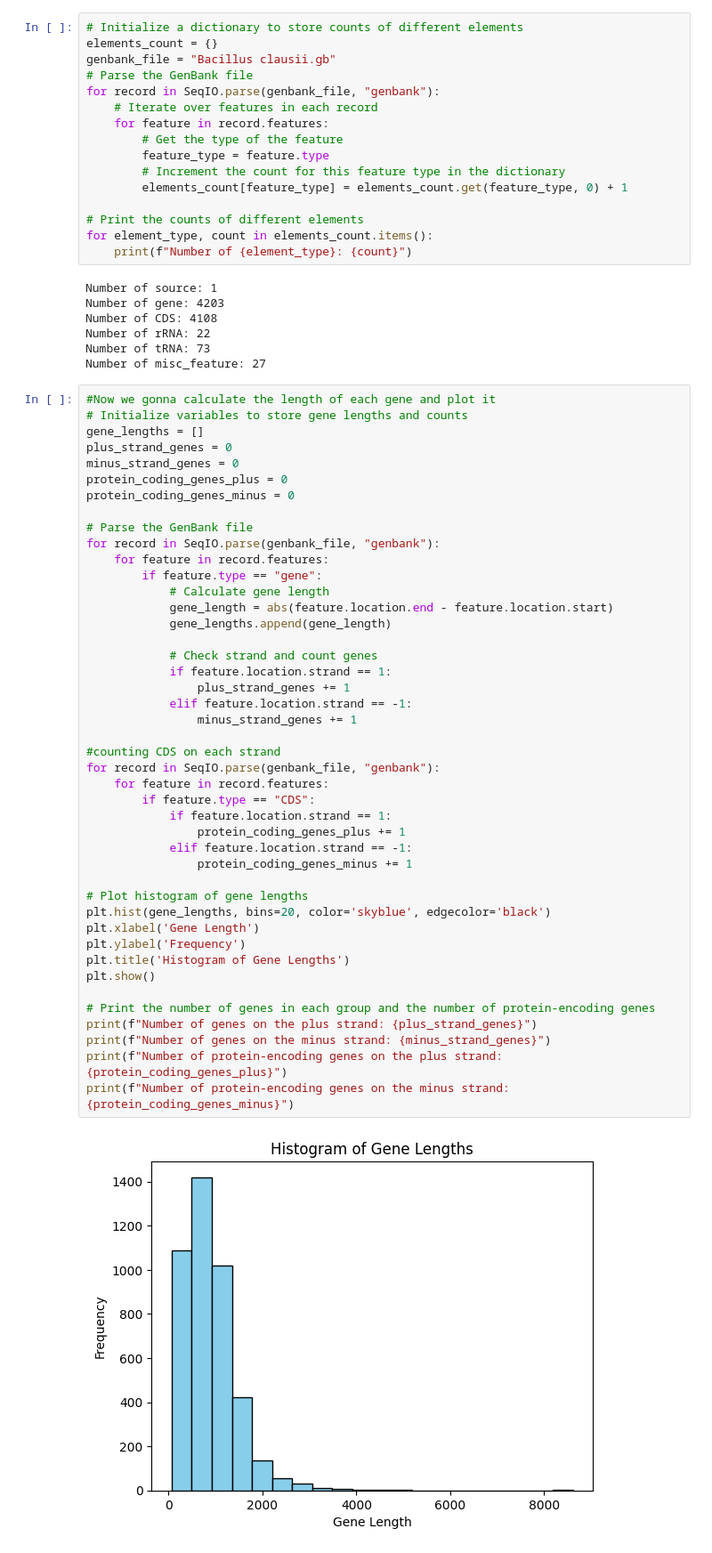
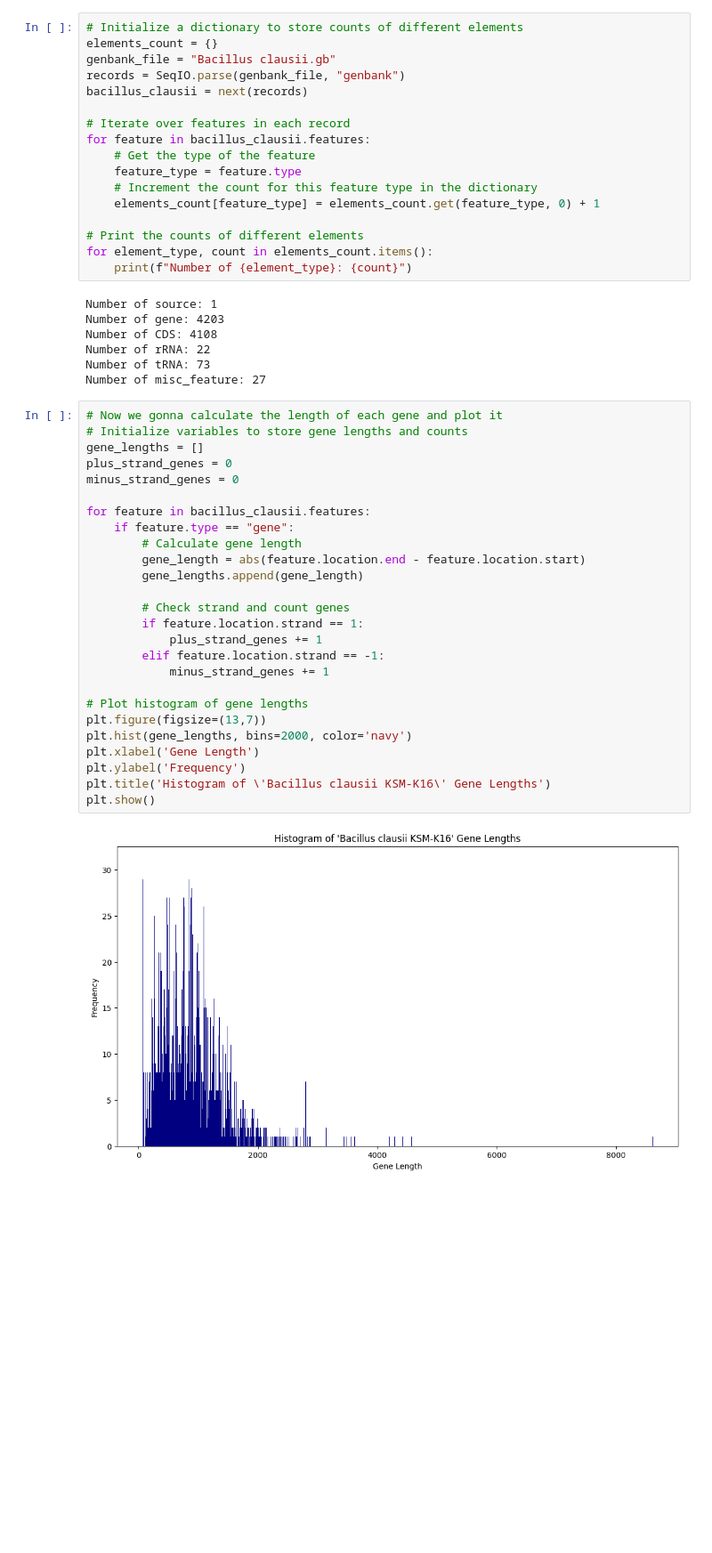
Before and after one commit to idobt97/Bioinformatocs_final_project, a Jupyter notebook: FinalProjectIdoSagiAdiel.ipynb, the cells around one changed output. Shown at 89% size. Cells and saved outputs as stored; diff of their text form; blank space fills up the shorter version.

```diff
--- a/FinalProjectIdoSagiAdiel.ipynb
+++ b/FinalProjectIdoSagiAdiel.ipynb
@@ -5,14 +7,15 @@ import matplotlib.pyplot as plt
 # Initialize a dictionary to store counts of different elements
 elements_count = {}
 genbank_file = "Bacillus clausii.gb"
-# Parse the GenBank file
-for record in SeqIO.parse(genbank_file, "genbank"):
-    # Iterate over features in each record
-    for feature in record.features:
-        # Get the type of the feature
-        feature_type = feature.type
-        # Increment the count for this feature type in the dictionary
-        elements_count[feature_type] = elements_count.get(feature_type, 0) + 1
+records = SeqIO.parse(genbank_file, "genbank")
+bacillus_clausii = next(records)
+
+# Iterate over features in each record
+for feature in bacillus_clausii.features:
+    # Get the type of the feature
+    feature_type = feature.type
+    # Increment the count for this feature type in the dictionary
+    elements_count[feature_type] = elements_count.get(feature_type, 0) + 1
 
 # Print the counts of different elements
 for element_type, count in elements_count.items():
@@ -25,48 +28,30 @@ Number of rRNA: 22
 Number of tRNA: 73
 Number of misc_feature: 27
 # %%
-#Now we gonna calculate the length of each gene and plot it
+# Now we gonna calculate the length of each gene and plot it
 # Initialize variables to store gene lengths and counts
 gene_lengths = []
 plus_strand_genes = 0
 minus_strand_genes = 0
-protein_coding_genes_plus = 0
-protein_coding_genes_minus = 0
 
-# Parse the GenBank file
-for record in SeqIO.parse(genbank_file, "genbank"):
-    for feature in record.features:
-        if feature.type == "gene":
-            # Calculate gene length
-            gene_length = abs(feature.location.end - feature.location.start)
-            gene_lengths.append(gene_length)
+for feature in bacillus_clausii.features:
+    if feature.type == "gene":
+        # Calculate gene length
+        gene_length = abs(feature.location.end - feature.location.start)
+        gene_lengths.append(gene_length)
 
-            # Check strand and count genes
-            if feature.location.strand == 1:
-                plus_strand_genes += 1
-            elif feature.location.strand == -1:
-                minus_strand_genes += 1
-
-#counting CDS on each strand
-for record in SeqIO.parse(genbank_file, "genbank"):
-    for feature in record.features:
-        if feature.type == "CDS":
-            if feature.location.strand == 1:
-                protein_coding_genes_plus += 1
-            elif feature.location.strand == -1:
-                protein_coding_genes_minus += 1
+        # Check strand and count genes
+        if feature.location.strand == 1:
+            plus_strand_genes += 1
+        elif feature.location.strand == -1:
+            minus_strand_genes += 1
 
 # Plot histogram of gene lengths
-plt.hist(gene_lengths, bins=20, color='skyblue', edgecolor='black')
+plt.figure(figsize=(13,7))
+plt.hist(gene_lengths, bins=2000, color='navy')
 plt.xlabel('Gene Length')
 plt.ylabel('Frequency')
-plt.title('Histogram of Gene Lengths')
+plt.title('Histogram of \'Bacillus clausii KSM-K16\' Gene Lengths')
 plt.show()
-
-# Print the number of genes in each group and the number of protein-encoding genes
-print(f"Number of genes on the plus strand: {plus_strand_genes}")
-print(f"Number of genes on the minus strand: {minus_strand_genes}")
-print(f"Number of protein-encoding genes on the plus strand: {protein_coding_genes_plus}")
-print(f"Number of protein-encoding genes on the minus strand: {protein_coding_genes_minus}")
 # %% [output]
-[figure, old version]
+[figure, new version]
```
Also changed, not shown: parts of 12 cells of this notebook.
